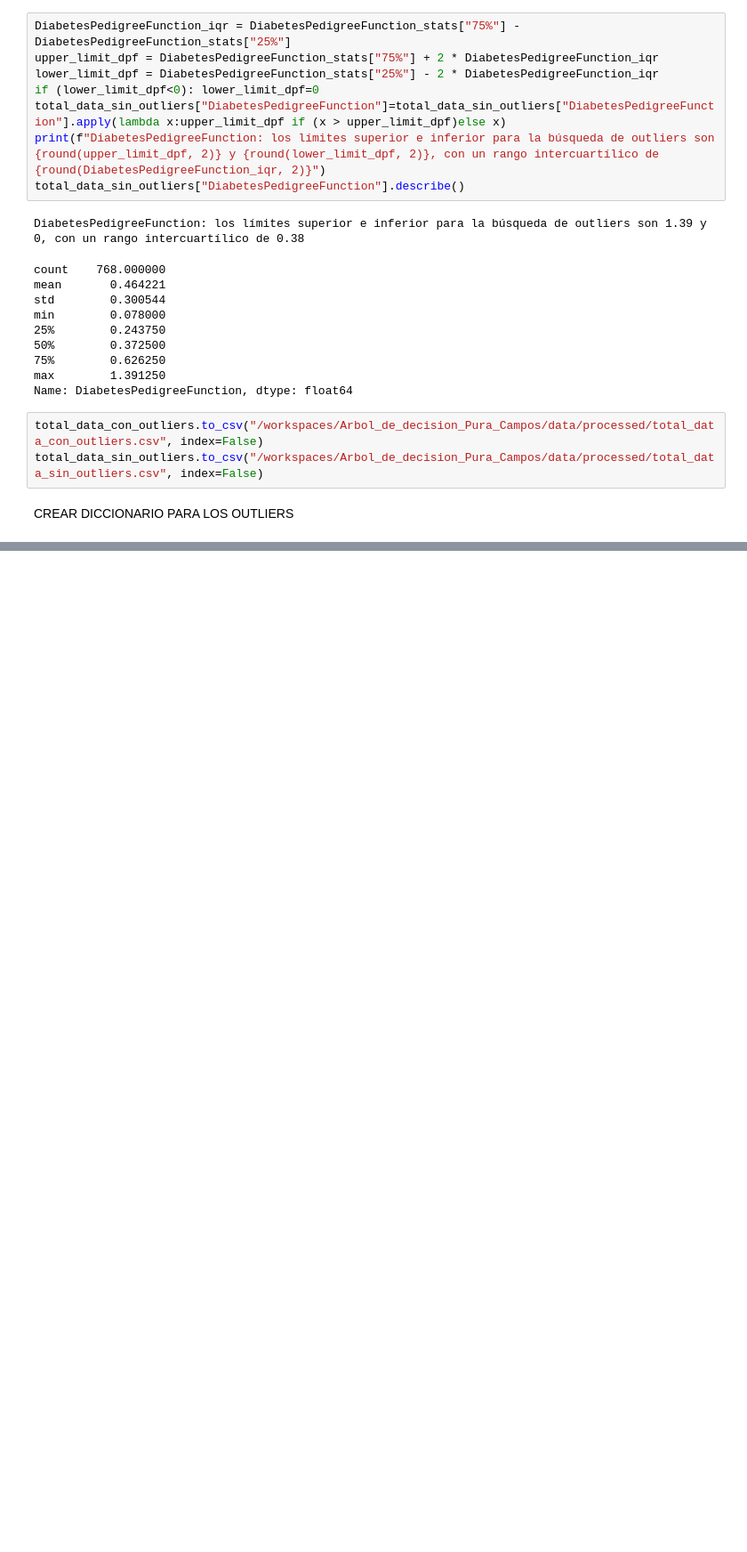
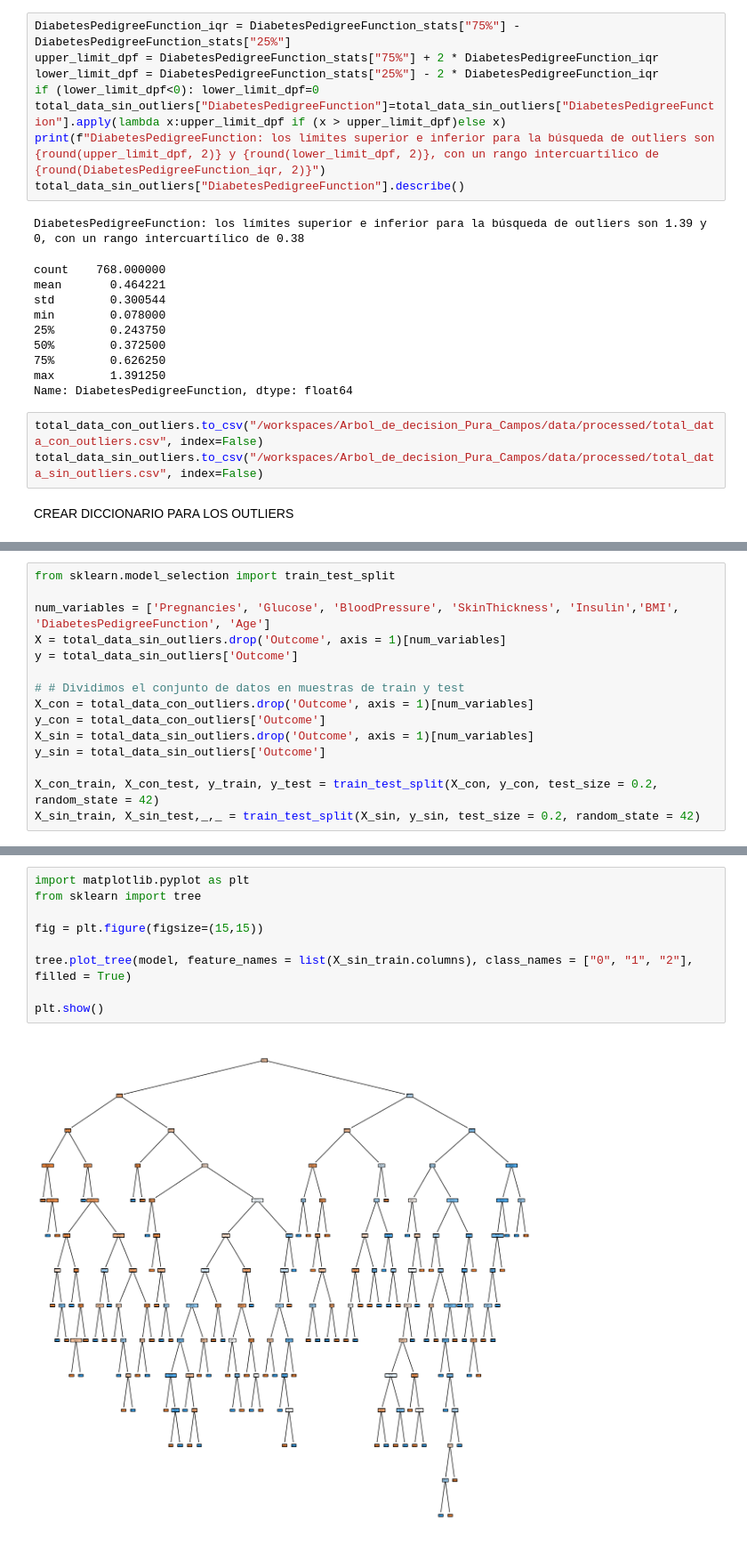
Before and after one commit to 4GeeksAcademy/Arbol_de_decision_Pura_Campos, a Jupyter notebook: src/explore.ipynb, the cells around one changed output, grey strips where cells are left out. Shown at 89% size. Saved outputs shown, nothing was run; the diff lists cells and outputs as text; blank space fills up the shorter version.

```diff
--- a/src/explore.ipynb
+++ b/src/explore.ipynb
@@ -332,0 +381,15 @@ CREAR DICCIONARIO PARA LOS OUTLIERS
+# %%
+from sklearn.model_selection import train_test_split
+
+num_variables = ['Pregnancies', 'Glucose', 'BloodPressure', 'SkinThickness', 'Insulin','BMI', 'DiabetesPedigreeFunction', 'Age']
+X = total_data_sin_outliers.drop('Outcome', axis = 1)[num_variables]
+y = total_data_sin_outliers['Outcome']
+
+# # Dividimos el conjunto de datos en muestras de train y test
+X_con = total_data_con_outliers.drop('Outcome', axis = 1)[num_variables]
+y_con = total_data_con_outliers['Outcome']
+X_sin = total_data_sin_outliers.drop('Outcome', axis = 1)[num_variables]
+y_sin = total_data_sin_outliers['Outcome']
+
+X_con_train, X_con_test, y_train, y_test = train_test_split(X_con, y_con, test_size = 0.2, random_state = 42)
+X_sin_train, X_sin_test,_,_ = train_test_split(X_sin, y_sin, test_size = 0.2, random_state = 42)
@@ -332,0 +422,11 @@ CREAR DICCIONARIO PARA LOS OUTLIERS
+# %%
+import matplotlib.pyplot as plt
+from sklearn import tree
+
+fig = plt.figure(figsize=(15,15))
+
+tree.plot_tree(model, feature_names = list(X_sin_train.columns), class_names = ["0", "1", "2"], filled = True)
+
+plt.show()
+# %% [output]
+[figure, added]
```
Also changed, not shown: parts of 15 cells of this notebook, 7 other files.
